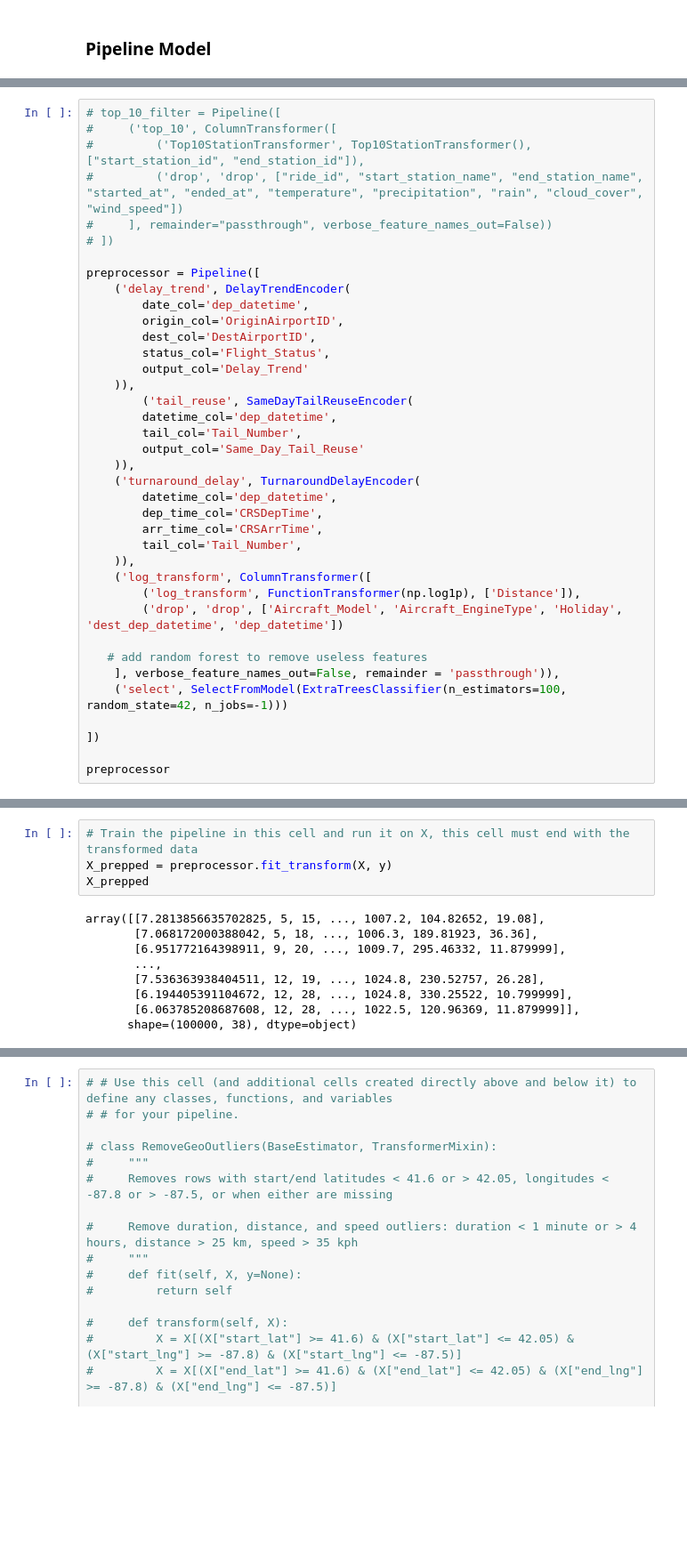
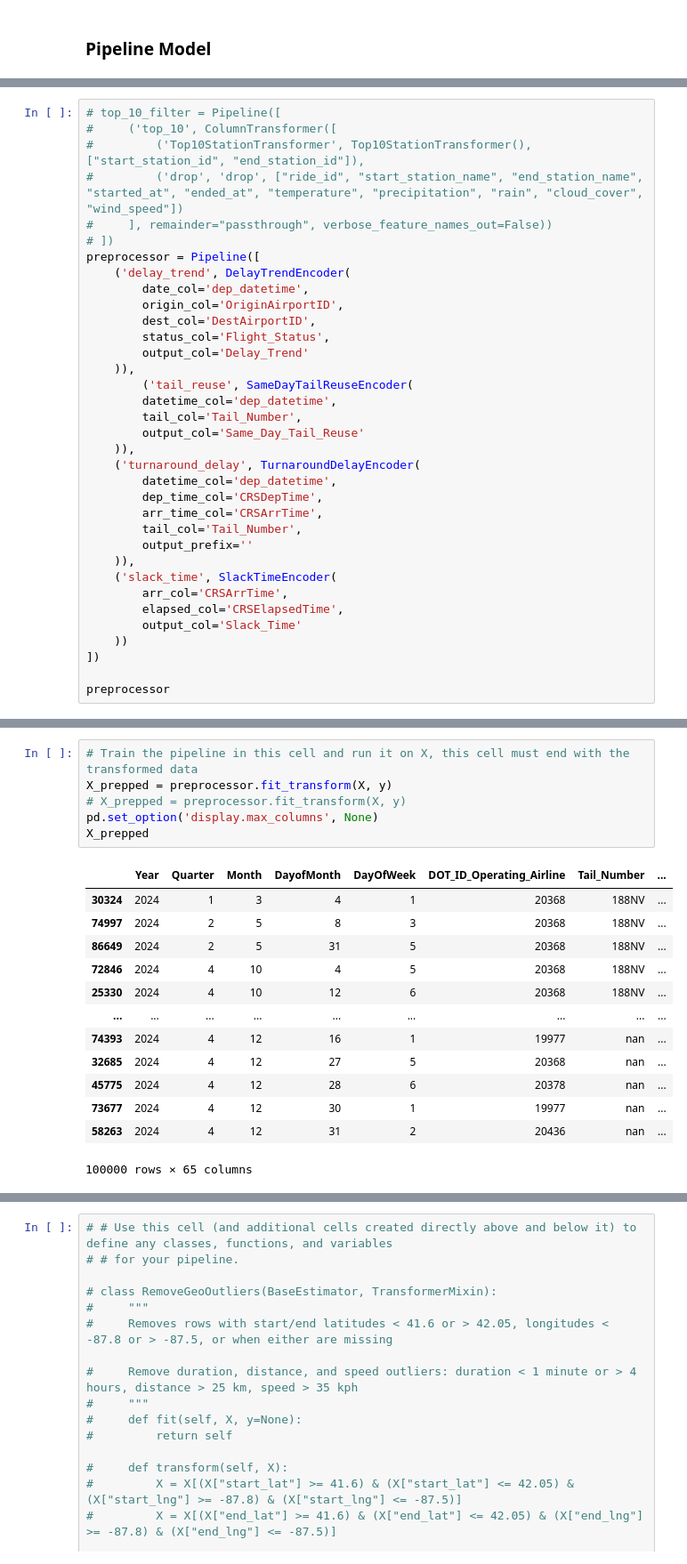
Before and after one commit to denibravo/NeuralNetworkProject, a Jupyter notebook: Pipeline.ipynb, the cells around one changed output, grey strips where cells are left out. Shown at 89% size. Saved outputs shown, nothing was run; the diff lists cells and outputs as text; blank space fills up the shorter version.

```diff
--- a/Pipeline.ipynb
+++ b/Pipeline.ipynb
@@ -316,7 +320,6 @@ from sklearn.ensemble import ExtraTreesClassifier
 #         ('drop', 'drop', ["ride_id", "start_station_name", "end_station_name", "started_at", "ended_at", "temperature", "precipitation", "rain", "cloud_cover", "wind_speed"])
 #     ], remainder="passthrough", verbose_feature_names_out=False))
 # ])
-
 preprocessor = Pipeline([
     ('delay_trend', DelayTrendEncoder(
         date_col='dep_datetime',
@@ -335,15 +338,13 @@ preprocessor = Pipeline([
         dep_time_col='CRSDepTime',
         arr_time_col='CRSArrTime',
         tail_col='Tail_Number',
+        output_prefix=''
     )),
-    ('log_transform', ColumnTransformer([
-        ('log_transform', FunctionTransformer(np.log1p), ['Distance']),
-        ('drop', 'drop', ['Aircraft_Model', 'Aircraft_EngineType', 'Holiday', 'dest_dep_datetime', 'dep_datetime'])
-
-   # add random forest to remove useless features
-    ], verbose_feature_names_out=False, remainder = 'passthrough')),
-    ('select', SelectFromModel(ExtraTreesClassifier(n_estimators=100, random_state=42, n_jobs=-1)))
-
+    ('slack_time', SlackTimeEncoder(
+        arr_col='CRSArrTime',
+        elapsed_col='CRSElapsedTime',
+        output_col='Slack_Time'
+    ))
 ])
 
 preprocessor
@@ -369,16 +356,23 @@ Pipeline(steps=[('delay_trend', DelayTrendEncoder()),
 # %%
 # Train the pipeline in this cell and run it on X, this cell must end with the transformed data
 X_prepped = preprocessor.fit_transform(X, y)
+# X_prepped = preprocessor.fit_transform(X, y)
+pd.set_option('display.max_columns', None)
 X_prepped
 # %% [output]
+|  | Year | Quarter | Month | DayofMonth | DayOfWeek | DOT_ID_Operating_Airline | Tail_Number | ... |
+| 30324 | 2024 | 1 | 3 | 4 | 1 | 20368 | 188NV | ... |
+| 74997 | 2024 | 2 | 5 | 8 | 3 | 20368 | 188NV | ... |
+| 86649 | 2024 | 2 | 5 | 31 | 5 | 20368 | 188NV | ... |
+| 72846 | 2024 | 4 | 10 | 4 | 5 | 20368 | 188NV | ... |
+| 25330 | 2024 | 4 | 10 | 12 | 6 | 20368 | 188NV | ... |
+| ... | ... | ... | ... | ... | ... | ... | ... | ... |
+| 74393 | 2024 | 4 | 12 | 16 | 1 | 19977 | nan | ... |
+| 32685 | 2024 | 4 | 12 | 27 | 5 | 20368 | nan | ... |
+| 45775 | 2024 | 4 | 12 | 28 | 6 | 20378 | nan | ... |
+| 73677 | 2024 | 4 | 12 | 30 | 1 | 19977 | nan | ... |
+| 58263 | 2024 | 4 | 12 | 31 | 2 | 20436 | nan | ... |
-array([[7.2813856635702825, 5, 15, ..., 1007.2, 104.82652, 19.08],
-       [7.068172000388042, 5, 18, ..., 1006.3, 189.81923, 36.36],
-       [6.951772164398911, 9, 20, ..., 1009.7, 295.46332, 11.879999],
-       ...,
-       [7.536363938404511, 12, 19, ..., 1024.8, 230.52757, 26.28],
-       [6.194405391104672, 12, 28, ..., 1024.8, 330.25522, 10.799999],
-       [6.063785208687608, 12, 28, ..., 1022.5, 120.96369, 11.879999]],
-      shape=(100000, 38), dtype=object)
+100000 rows × 65 columns
 # %%
 # Check for missing values in the relevant columns
 missing_values = X_prepped[['Same_Day_Tail_Reuse', 'Previous_Flight_Delay', 'Turnaround_Time', 'Slack_Time']].isnull().sum()
```
Also changed, not shown: parts of 12 cells of this notebook.
